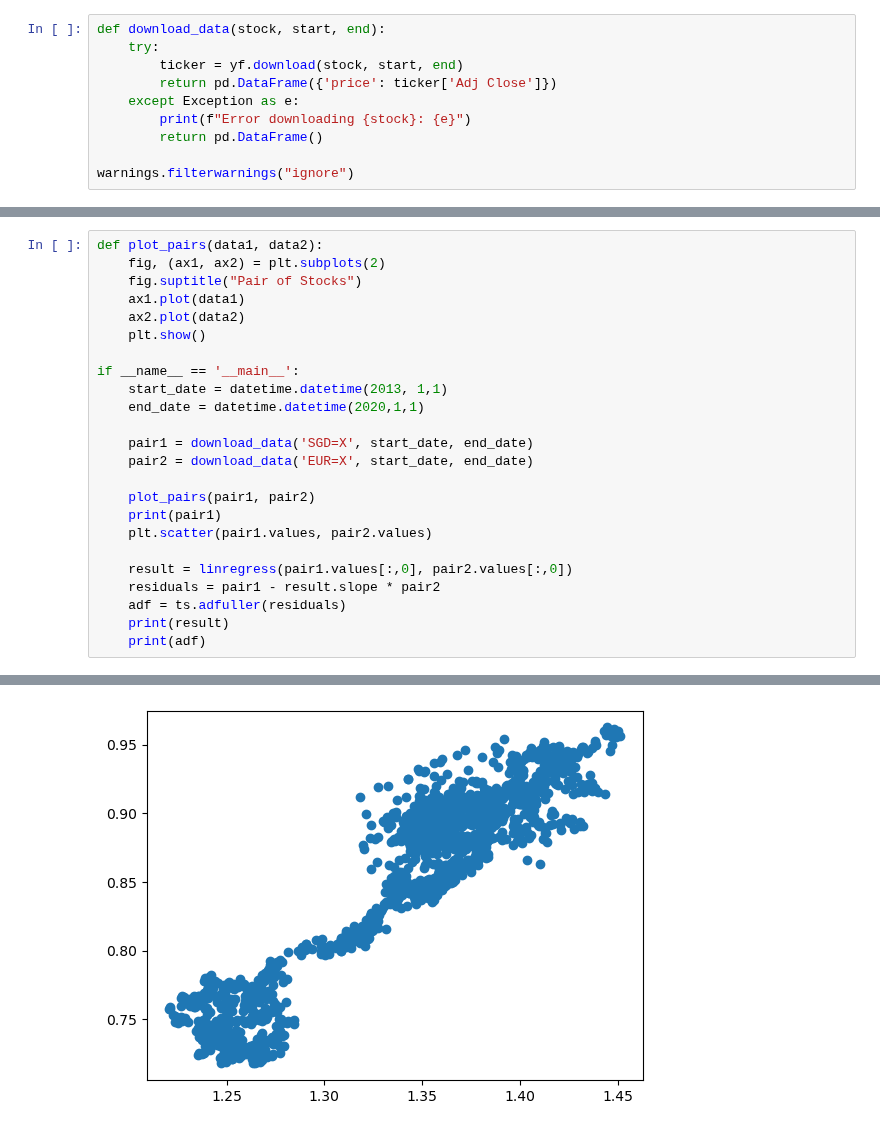
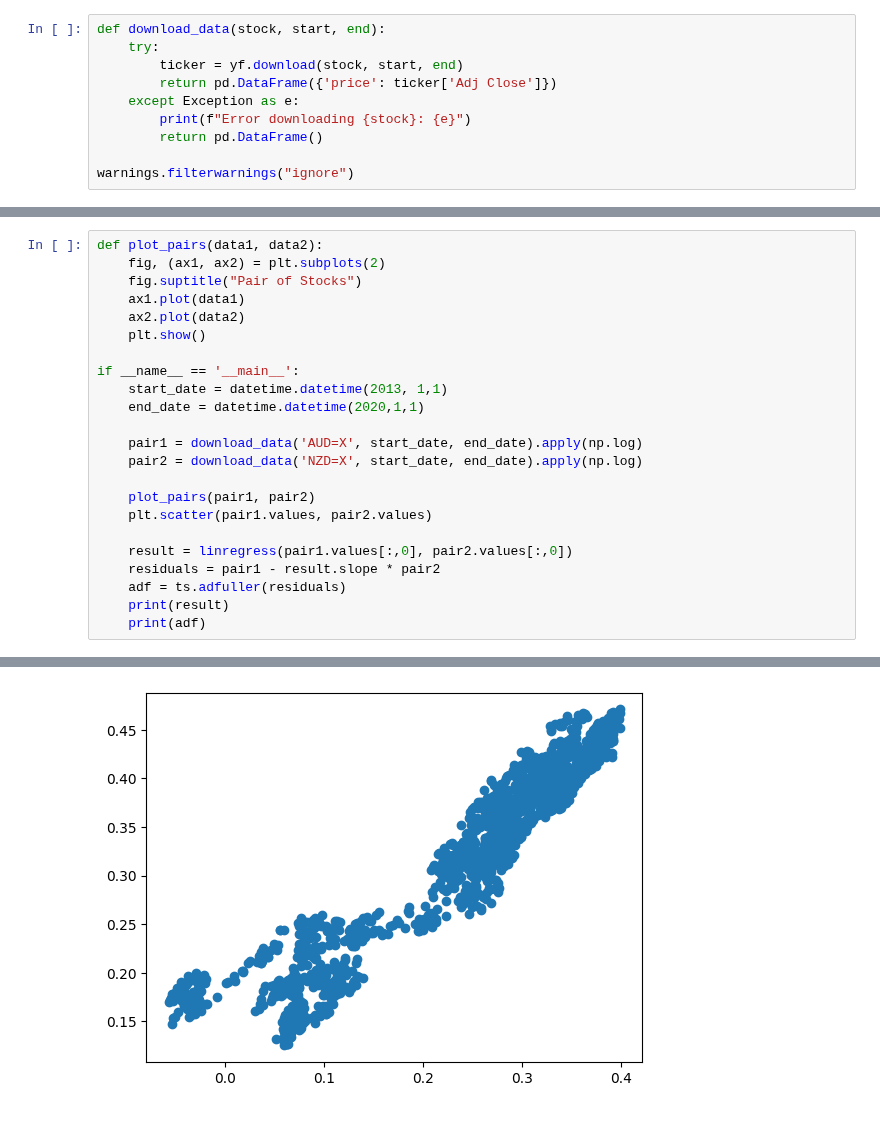
Before and after one commit to BienBienBuen/Quant-project, a Jupyter notebook: notes.ipynb, the cells around one changed output, grey strips where cells are left out. Saved outputs shown, nothing was run; the diff lists cells and outputs as text.

```diff
--- a/notes.ipynb
+++ b/notes.ipynb
@@ -144,11 +128,10 @@ if __name__ == '__main__':
     start_date = datetime.datetime(2013, 1,1)
     end_date = datetime.datetime(2020,1,1)
 
-    pair1 = download_data('SGD=X', start_date, end_date)
-    pair2 = download_data('EUR=X', start_date, end_date)
+    pair1 = download_data('AUD=X', start_date, end_date).apply(np.log)
+    pair2 = download_data('NZD=X', start_date, end_date).apply(np.log)
 
     plot_pairs(pair1, pair2)
-    print(pair1)
     plt.scatter(pair1.values, pair2.values)
 
     result = linregress(pair1.values[:,0], pair2.values[:,0])
@@ -180,4 +161,4 @@ LinregressResult(slope=1.1154187761194645, intercept=-0.6440003809999244, rvalue
-[figure, old version]
+[figure, new version]
 # %%
 def filter_non_null_rows(dfs, tickers):
     # Create a mask for rows that are not null in all DataFrames
```
Also changed, not shown: parts of 6 cells of this notebook.
